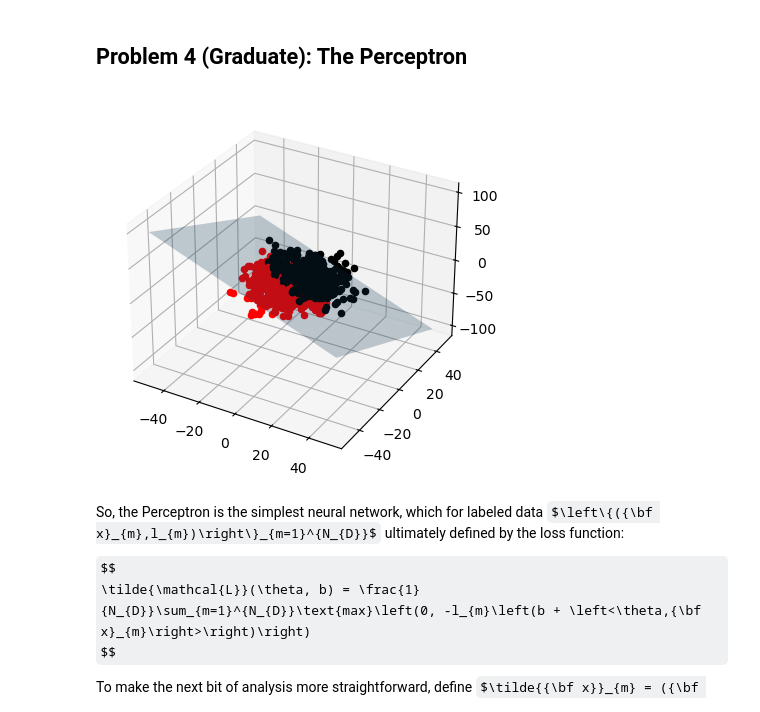
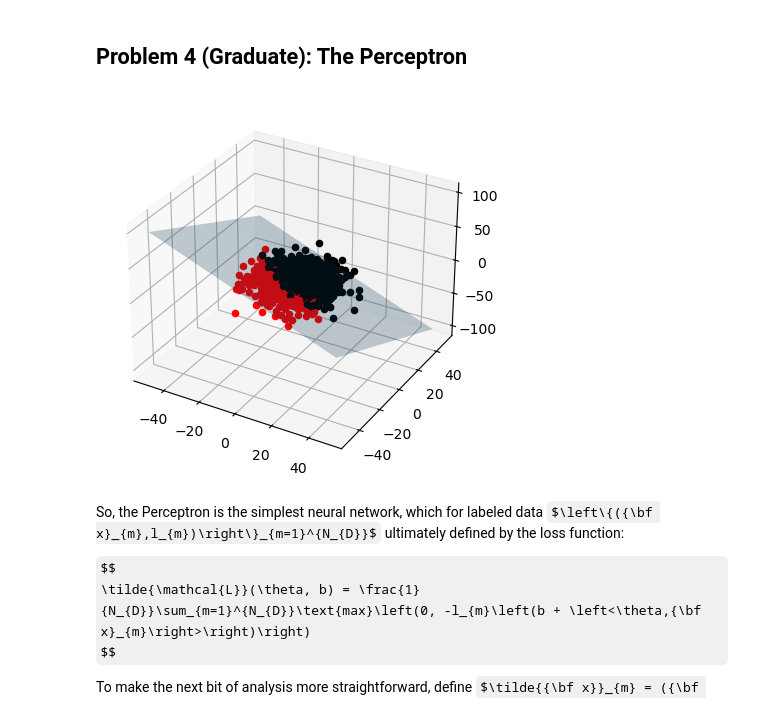
Before and after one commit to cwcurtis/MATH-596-Mathematical-Data-Science, a Jupyter notebook: Assignments/Homework_Ten.ipynb, the cells around one changed output. Drawn from its saved outputs; the diff is of its cells as text; code cells hidden in the pictures; some formulas as TeX source.

```diff
--- a/Assignments/Homework_Ten.ipynb
+++ b/Assignments/Homework_Ten.ipynb
@@ -219,9 +219,9 @@ def label_maker(Npts, margin):
     ax.plot_surface(xx, yy, zvals, linewidth=0, alpha=.25)
     return points_above, labels_plus, points_below, labels_minus
 # %%
-points_above, labels_plus, points_below, labels_minus = label_maker(1000, 1.)
+points_above, labels_plus, points_below, labels_minus = label_maker(1000, .01)
 # %% [output]
-[figure, old version]
+[figure, new version]
 # %% [markdown]
 So, the Perceptron is the simplest neural network, which for labeled data $\left\{({\bf x}_{m},l_{m})\right\}_{m=1}^{N_{D}}$ ultimately defined by the loss function:
 
```
Also changed, not shown: parts of 2 cells of this notebook.
